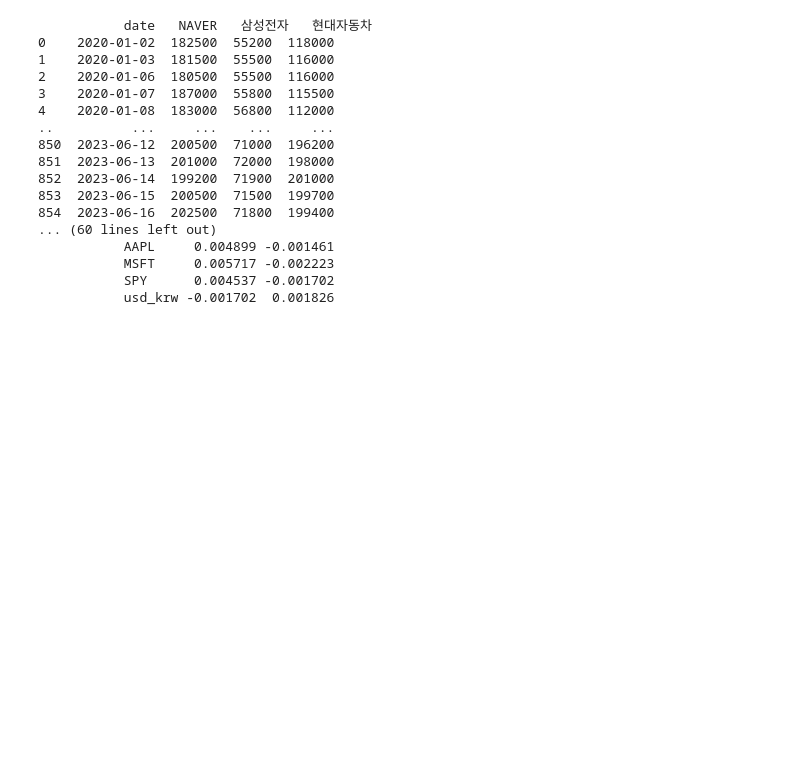
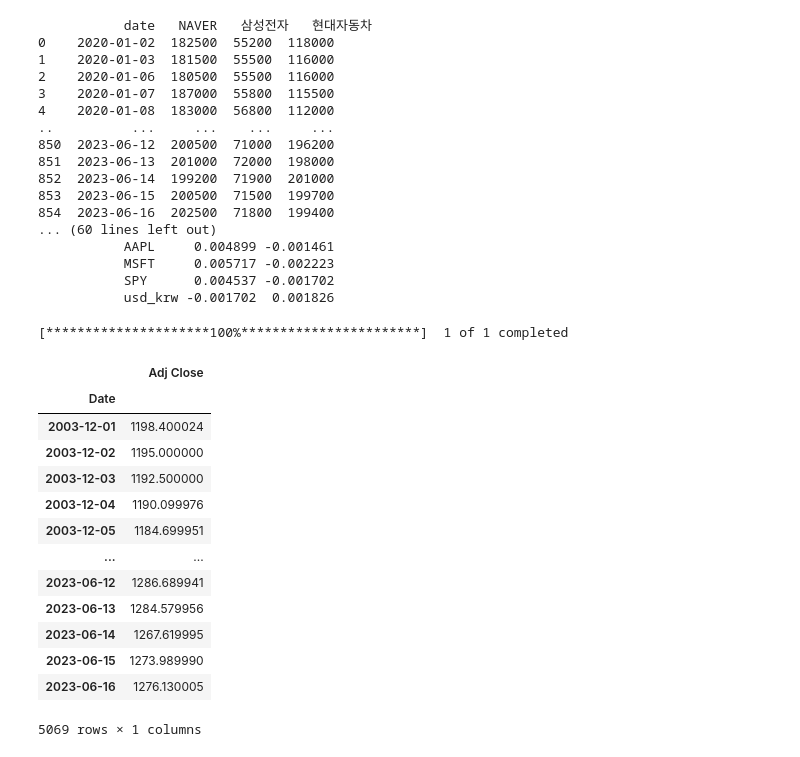
Before and after one commit to ahn283/projects, a Jupyter notebook: stock/test_stock.ipynb, the cells around one changed output. Saved outputs shown, nothing was run; the diff lists cells and outputs as text; code cells hidden in the pictures; blank space fills up the shorter version.

```diff
--- a/stock/test_stock.ipynb
+++ b/stock/test_stock.ipynb
@@ -1762,3 +1762,25 @@ print(cov.tail())
            MSFT     0.005717 -0.002223
            SPY      0.004537 -0.001702
            usd_krw -0.001702  0.001826
+# %%
+import pandas as pd
+import yfinance as yf
+
+usd_krw = pd.DataFrame(yf.download('KRW=X')['Adj Close'])
+usd_krw
+# %% [output]
+[*********************100%***********************]  1 of 1 completed
+|  | Adj Close |
+| Date |  |
+| 2003-12-01 | 1198.400024 |
+| 2003-12-02 | 1195.000000 |
+| 2003-12-03 | 1192.500000 |
+| 2003-12-04 | 1190.099976 |
+| 2003-12-05 | 1184.699951 |
+| ... | ... |
+| 2023-06-12 | 1286.689941 |
+| 2023-06-13 | 1284.579956 |
+| 2023-06-14 | 1267.619995 |
+| 2023-06-15 | 1273.989990 |
+| 2023-06-16 | 1276.130005 |
+5069 rows × 1 columns
```
Also changed, not shown: 23 other files.
